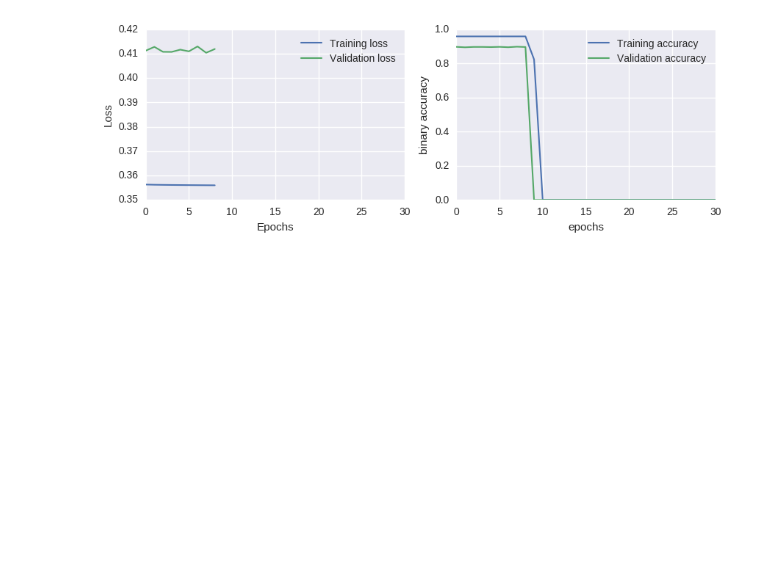
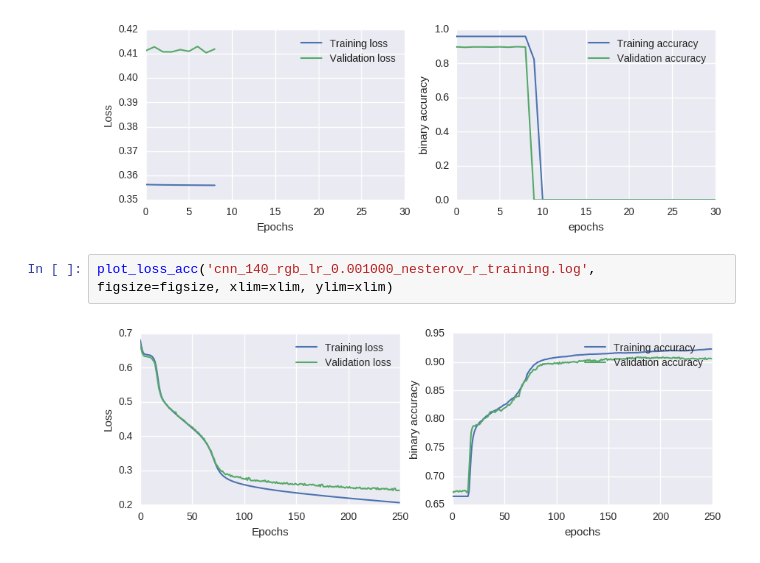
Before and after one commit to OpenGridMap/power-grid-detection, a Jupyter notebook: training/plot_training.ipynb, the cells around one changed output. Cells and saved outputs as stored; diff of their text form; blank space fills up the shorter version.

```diff
--- a/training/plot_training.ipynb
+++ b/training/plot_training.ipynb
@@ -52,3 +57,7 @@ plot_loss_acc('cnn_140_grey_lr_0.001000_nesterov_3_training.log', figsize=figsiz
 [figure]
 [figure]
 [figure]
+# %%
+plot_loss_acc('cnn_140_rgb_lr_0.001000_nesterov_r_training.log', figsize=figsize, xlim=xlim, ylim=xlim)
+# %% [output]
+[figure, added]
```
Also changed, not shown: parts of 12 cells of this notebook, 45 other files.
